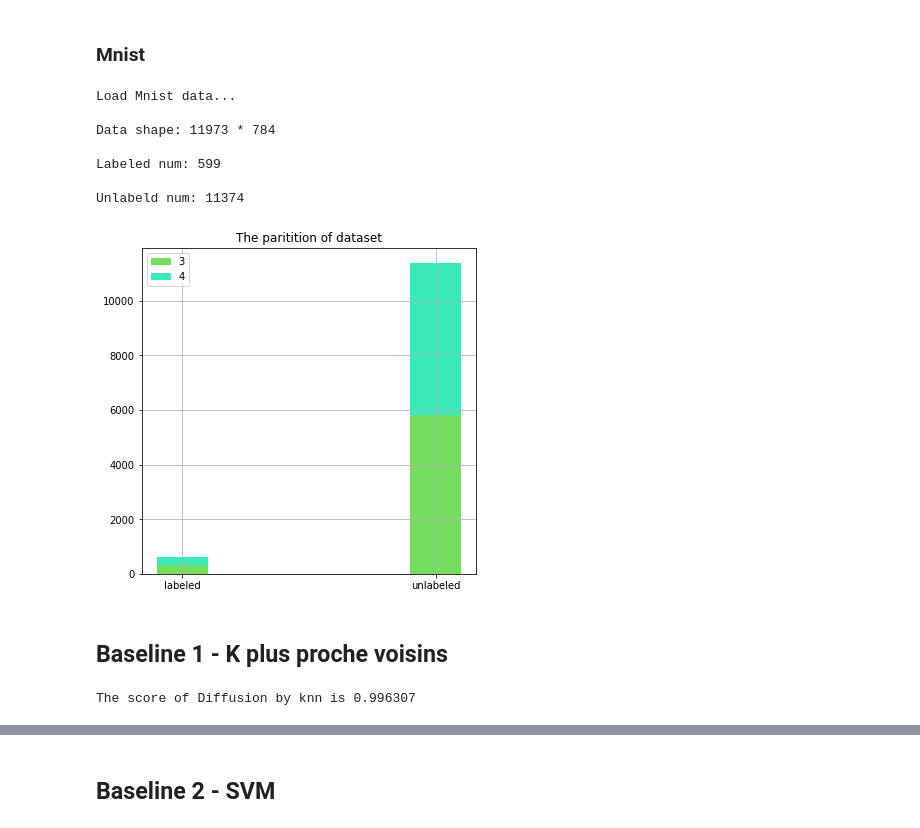
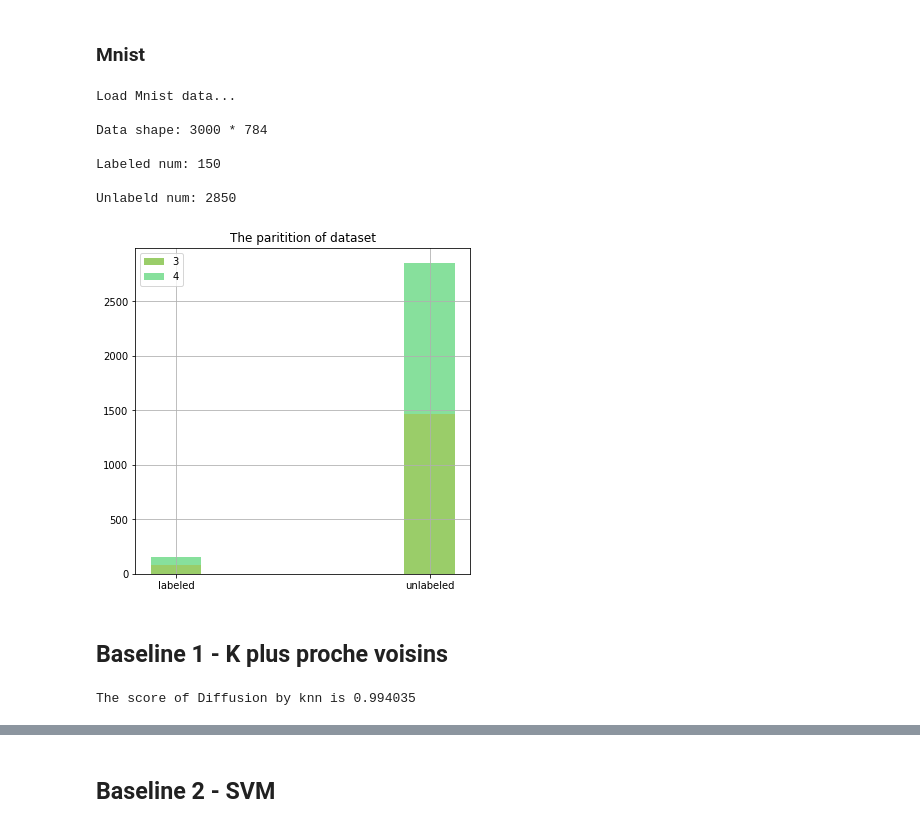
Before and after one commit to quentin-duchemin/Projet_MALAP, a Jupyter notebook: Projet.ipynb, the cells around one changed output, grey strips where cells are left out. Drawn from its saved outputs; the diff is of its cells as text; code cells hidden in the pictures.

```diff
--- a/Projet.ipynb
+++ b/Projet.ipynb
@@ -105,43 +105,47 @@ def select_data(a, x, y):
 # %%
 mndata = MNIST('./datas/Mnist/')
 xmnist, ymnist = mndata.load_training()
-xmnist, ymnist = np.array(xmnist), np.array(ymnist)
+xmnist, ymnist = np.array(xmnist).astype(float) / 255, np.array(ymnist)
 # %%
 xmnisttrain, ymnisttrain = select_data([3, 4], xmnist, ymnist)
 data = xmnisttrain
 (n,m) = np.shape(data)
 
 # shuffle data
 idx = np.random.permutation(n)
 data = data[idx]
 ymnisttrain = ymnisttrain[idx]
+
+n = 3000
+data = data[:n]
+ymnisttrain = ymnisttrain[:n]
 
 # Pourcentage de la base d'apprentissage non étiquettée
 percent_u = 95./100.
 # nombre de données non étiquettées
 U = int(percent_u * n)
 # nombre de données étiquettées
 L =  n-U
 
 # étiquettes connues
 labels = ymnisttrain[:L]
 # étiquettes à prédire
 labpredire = ymnisttrain[L:]
 
 print("Load Mnist data...\n")
 print("Data shape: %d * %d" % data.shape)
 print("\nLabeled num: %d" % L)
 print("\nUnlabeld num: %d" % U)
 analyse_data(ymnisttrain, L)
 # %% [output]
 Load Mnist data...
 
-Data shape: 11973 * 784
+Data shape: 3000 * 784
 
-Labeled num: 599
+Labeled num: 150
 
-Unlabeld num: 11374
+Unlabeld num: 2850
-[figure, old version]
+[figure, new version]
 # %% [markdown]
 ## Baseline 1 - K plus proche voisins
 # %%
@@ -169,11 +173,11 @@ class KNN:
     def score(self, labels):
         return (self.predict()==labels).mean()
 # %%
-M = KNN(10)
+M = KNN(1)
 M.fit(data,labels)
 print("The score of Diffusion by knn is %f" % M.score(labpredire))
 # %% [output]
-The score of Diffusion by knn is 0.996307
+The score of Diffusion by knn is 0.994035
 # %%
 def test_knn(data, labels, labpredire):
     lk = range(2, 30, 2)
```
Also changed, not shown: parts of 10 cells of this notebook.
